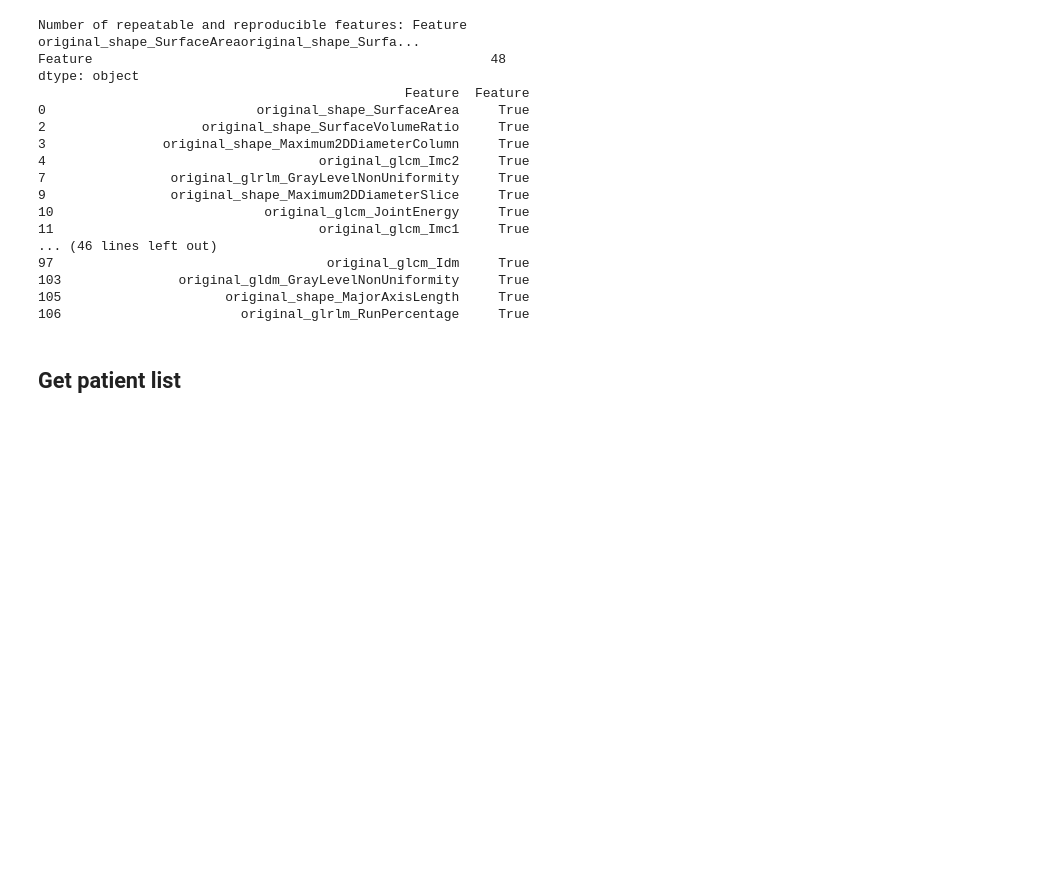
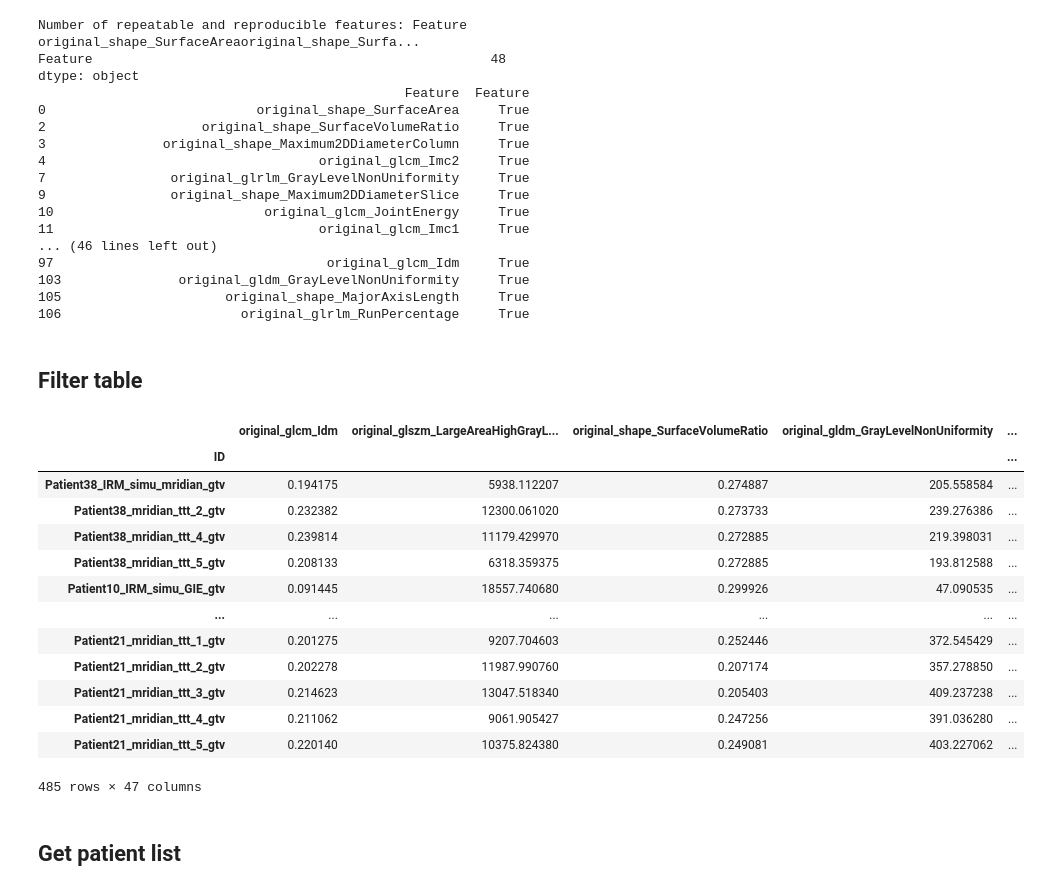
Before and after one commit to ftach/delta-rad, a Jupyter notebook: rad_comparison/radiomics_csv_extract.ipynb, the cells around one changed output. Saved outputs shown, nothing was run; the diff lists cells and outputs as text; code cells hidden in the pictures; blank space fills up the shorter version.

```diff
--- a/rad_comparison/radiomics_csv_extract.ipynb
+++ b/rad_comparison/radiomics_csv_extract.ipynb
@@ -131,6 +129,26 @@ dtype: object
 103               original_gldm_GrayLevelNonUniformity     True
 105                     original_shape_MajorAxisLength     True
 106                       original_glrlm_RunPercentage     True
+# %% [markdown]
+## Filter table
+# %%
+filtered_gtv_df = repeatable_features_gtv_df[repeatable_features_gtv_df.columns[1:-8]].loc[:, filtered_features]
+filtered_gtv_df
+# %% [output]
+|  | original_glcm_Idm | original_glszm_LargeAreaHighGrayL... | original_shape_SurfaceVolumeRatio | original_gldm_GrayLevelNonUniformity | ... |
+| ID |  |  |  |  | ... |
+| Patient38_IRM_simu_mridian_gtv | 0.194175 | 5938.112207 | 0.274887 | 205.558584 | ... |
+| Patient38_mridian_ttt_2_gtv | 0.232382 | 12300.061020 | 0.273733 | 239.276386 | ... |
+| Patient38_mridian_ttt_4_gtv | 0.239814 | 11179.429970 | 0.272885 | 219.398031 | ... |
+| Patient38_mridian_ttt_5_gtv | 0.208133 | 6318.359375 | 0.272885 | 193.812588 | ... |
+| Patient10_IRM_simu_GIE_gtv | 0.091445 | 18557.740680 | 0.299926 | 47.090535 | ... |
+| ... | ... | ... | ... | ... | ... |
+| Patient21_mridian_ttt_1_gtv | 0.201275 | 9207.704603 | 0.252446 | 372.545429 | ... |
+| Patient21_mridian_ttt_2_gtv | 0.202278 | 11987.990760 | 0.207174 | 357.278850 | ... |
+| Patient21_mridian_ttt_3_gtv | 0.214623 | 13047.518340 | 0.205403 | 409.237238 | ... |
+| Patient21_mridian_ttt_4_gtv | 0.211062 | 9061.905427 | 0.247256 | 391.036280 | ... |
+| Patient21_mridian_ttt_5_gtv | 0.220140 | 10375.824380 | 0.249081 | 403.227062 | ... |
+485 rows × 47 columns
 # %% [markdown]
 ## Get patient list
 # %%
```
Also changed, not shown: parts of 41 cells of this notebook, 7 other files.
